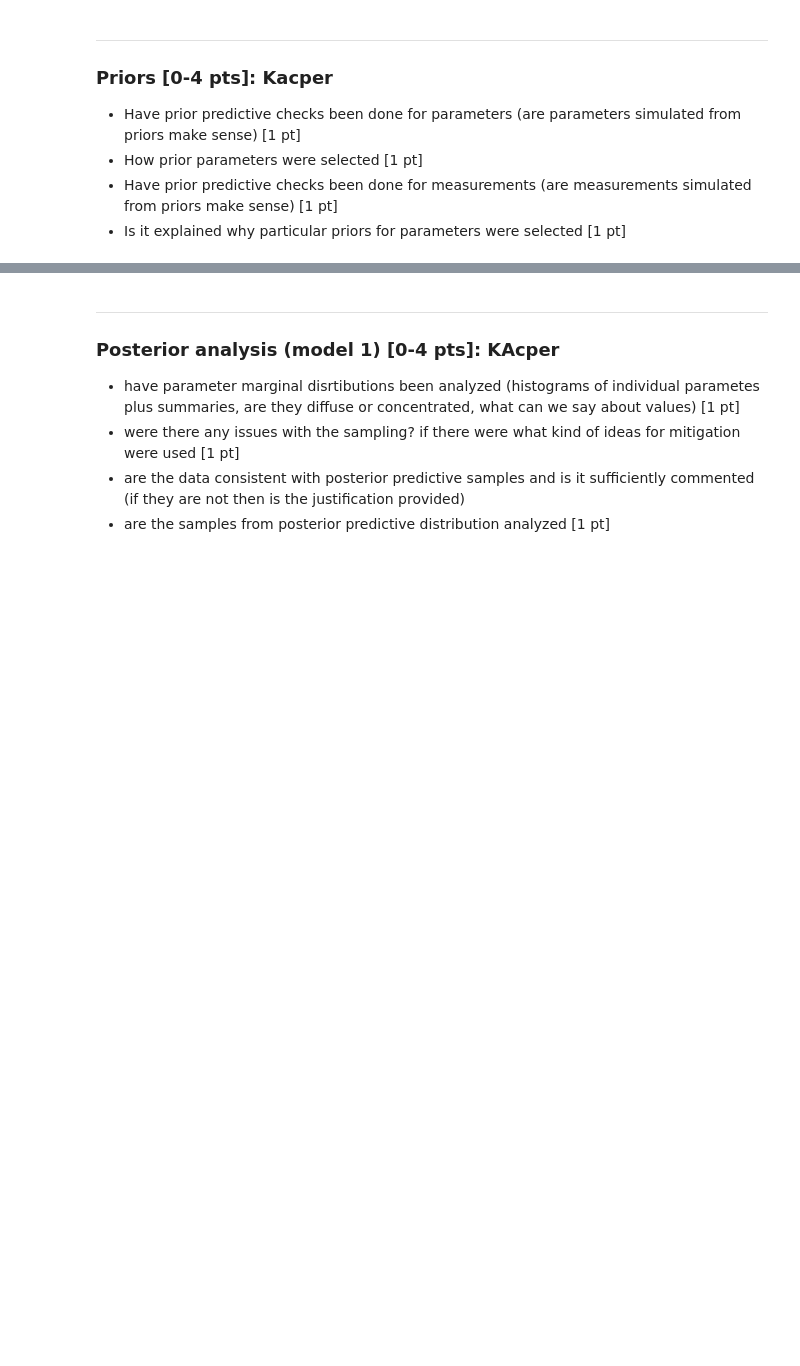
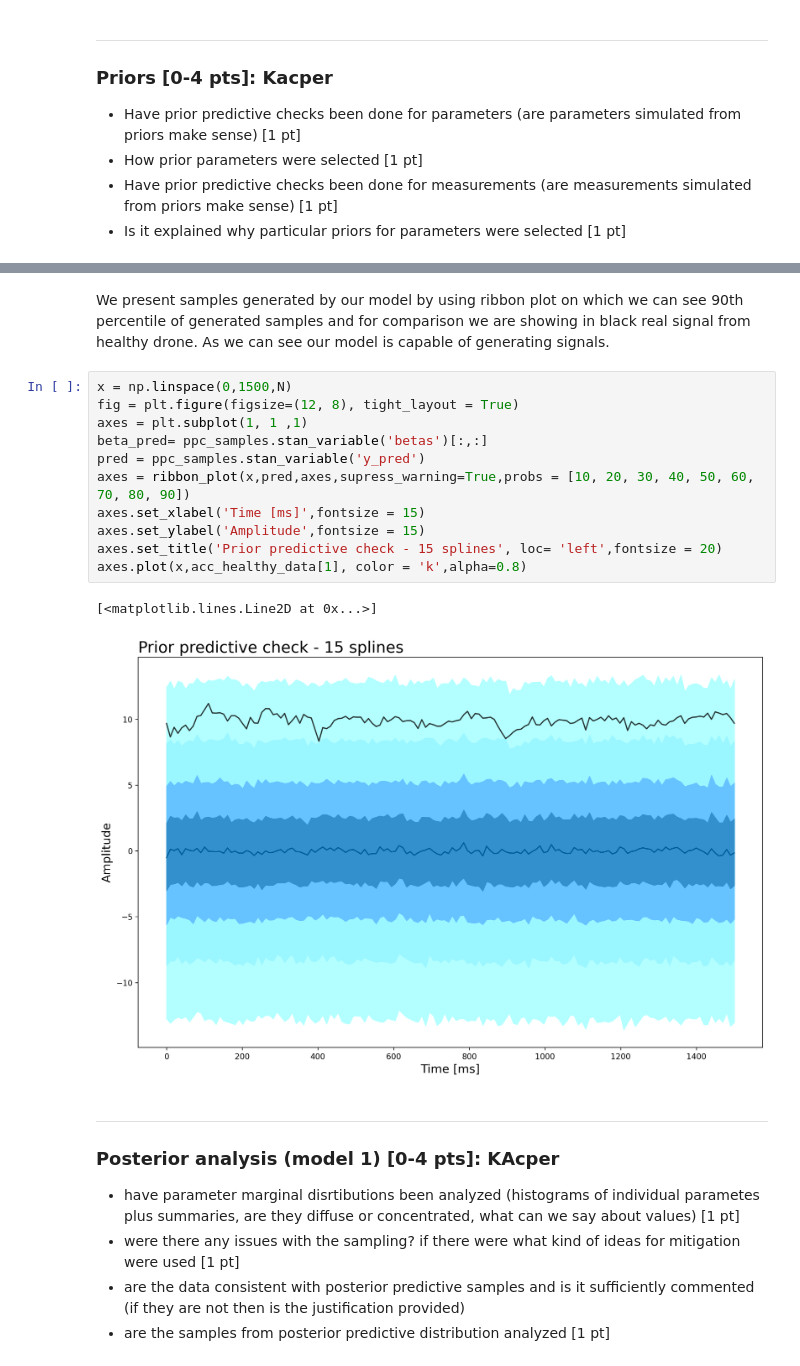
Before and after one commit to AiR-ISZ-Gr1/drones_prediction, a Jupyter notebook: final.ipynb, the cells around one changed output, grey strips where cells are left out. Cells and saved outputs as stored; diff of their text form; blank space fills up the shorter version.

Commit message:
Priors

```diff
--- a/final.ipynb
+++ b/final.ipynb
@@ -178,3 +227,19 @@ We have chosen normal distribution for our beta parameters since
+# %% [markdown]
+We present samples generated by our model by using ribbon plot on which we can see 90th percentile of generated samples and for comparison we are showing in black real signal from healthy drone. As we can see our model is capable of generating signals.
+# %%
+x = np.linspace(0,1500,N)
+fig = plt.figure(figsize=(12, 8), tight_layout = True)
+axes = plt.subplot(1, 1 ,1)
+beta_pred= ppc_samples.stan_variable('betas')[:,:]
+pred = ppc_samples.stan_variable('y_pred')
+axes = ribbon_plot(x,pred,axes,supress_warning=True,probs = [10, 20, 30, 40, 50, 60, 70, 80, 90])
+axes.set_xlabel('Time [ms]',fontsize = 15)
+axes.set_ylabel('Amplitude',fontsize = 15)
+axes.set_title('Prior predictive check - 15 splines', loc= 'left',fontsize = 20)
+axes.plot(x,acc_healthy_data[1], color = 'k',alpha=0.8)
+# %% [output]
+[<matplotlib.lines.Line2D at 0x...>]
+[figure, added]
 # %% [markdown]
 ---
 ### Posterior analysis (model 1) [0-4 pts]: KAcper
```
Also changed, not shown: parts of 4 cells of this notebook, 2 other files.
